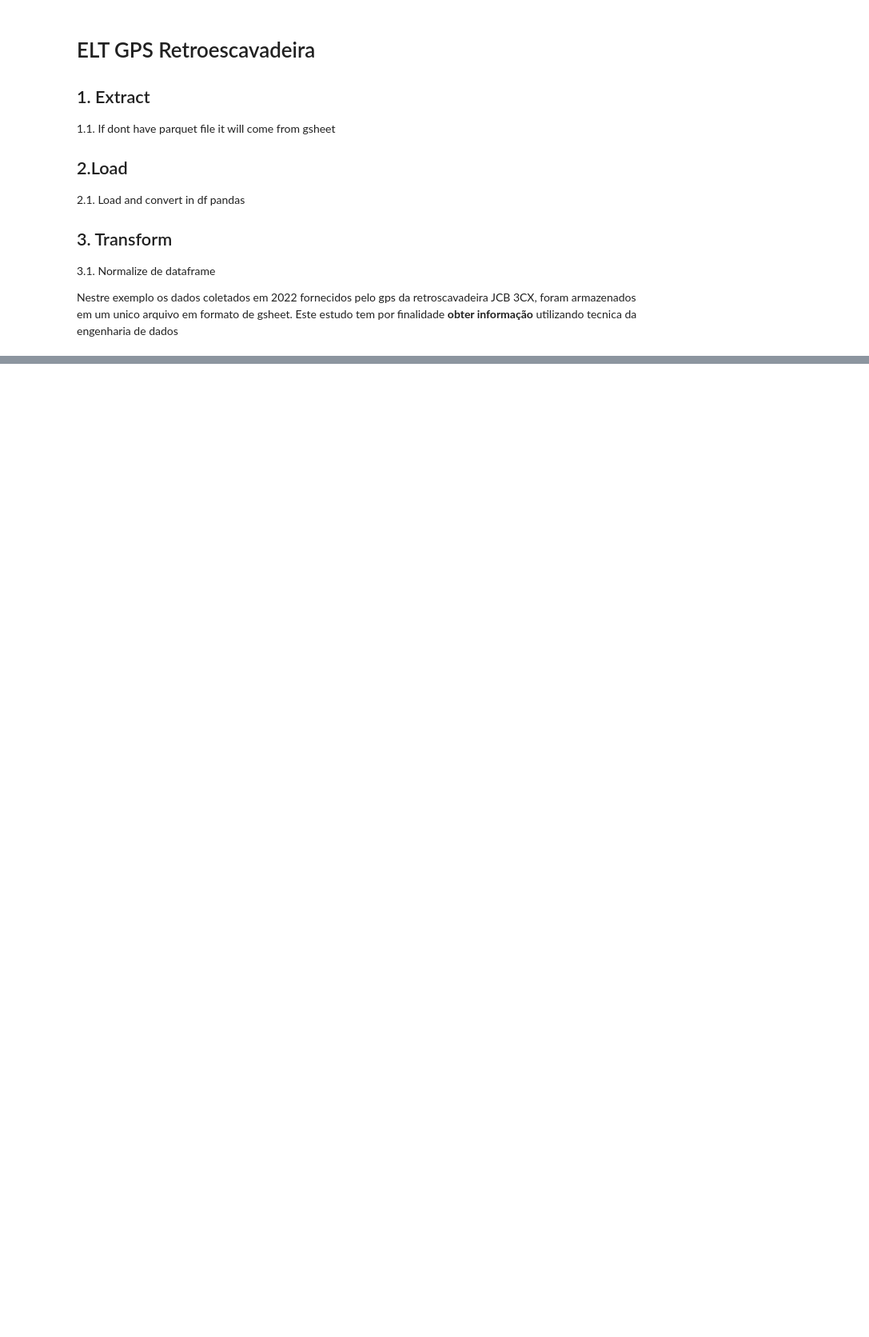
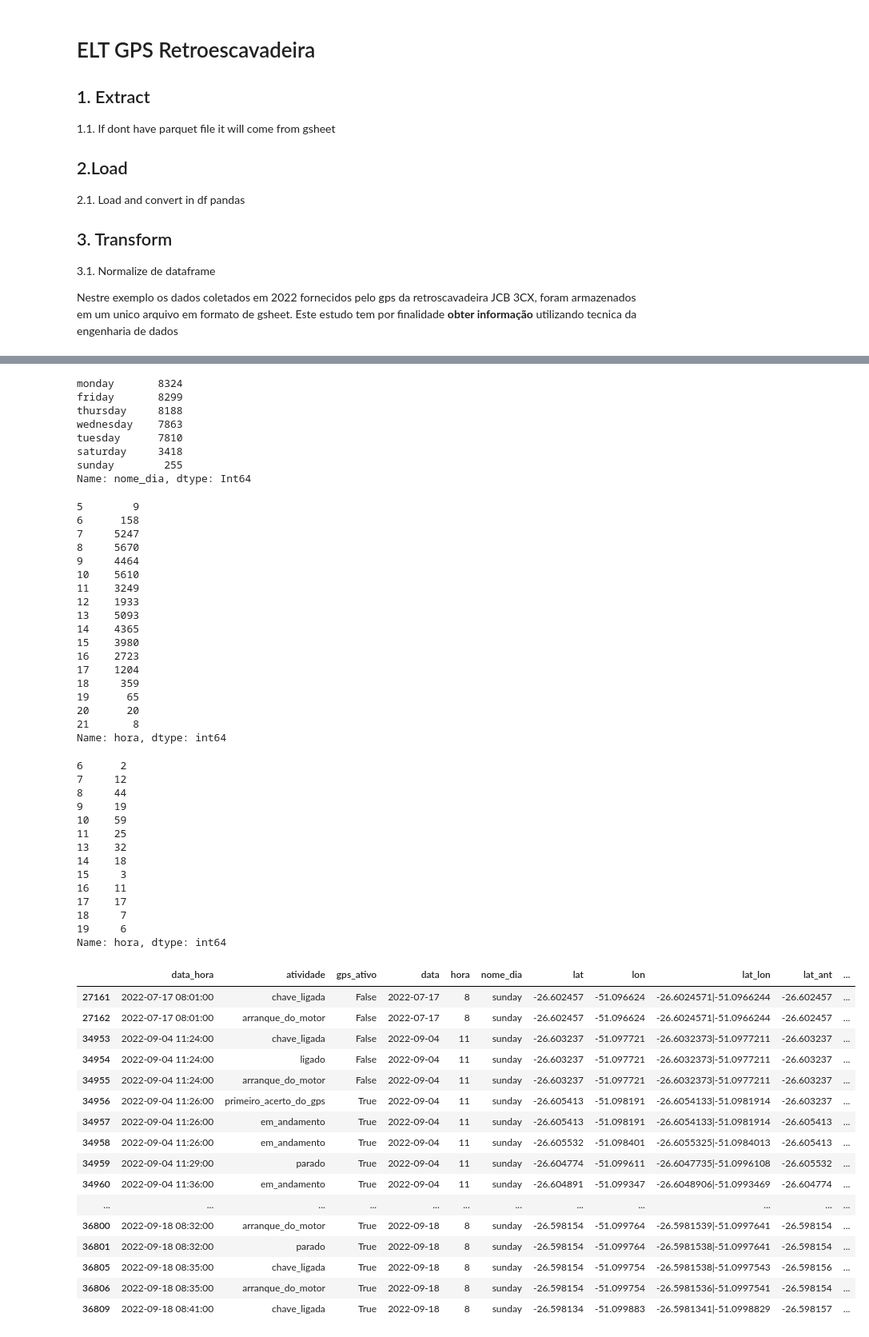
Before and after one commit to CAIOZANETTI/gps_maquina, a Jupyter notebook: etl_tabela_gps.ipynb, the cells around one changed output, grey strips where cells are left out. Shown: that part at 80% size. Cells and saved outputs as stored; diff of their text form; code cells hidden in the pictures; blank space fills up the shorter version.

```diff
--- a/etl_tabela_gps.ipynb
+++ b/etl_tabela_gps.ipynb
@@ -24,0 +33,9 @@ df1 = fx_data.df_bronze_to_silver_gps(df=df,remover_colunas=remover_colunas)
+# %%
+df2 = df1.query('motor_ligado==True')
+display(df2.head(5))
+display(df2['nome_dia'].value_counts())
+display(df2['hora'].value_counts().sort_index())
+df3 = df1.query('(motor_ligado==True) and (nome_dia=="sunday")')
+display(df3['hora'].value_counts().sort_index())
+display(df3.head(25))
+# %% [output]
@@ -24,0 +48,57 @@ df1 = fx_data.df_bronze_to_silver_gps(df=df,remover_colunas=remover_colunas)
+monday       8324
+friday       8299
+thursday     8188
+wednesday    7863
+tuesday      7810
+saturday     3418
+sunday        255
+Name: nome_dia, dtype: Int64
+5        9
+6      158
+7     5247
+8     5670
+9     4464
+10    5610
+11    3249
+12    1933
+13    5093
+14    4365
+15    3980
+16    2723
+17    1204
+18     359
+19      65
+20      20
+21       8
+Name: hora, dtype: int64
+6      2
+7     12
+8     44
+9     19
+10    59
+11    25
+13    32
+14    18
+15     3
+16    11
+17    17
+18     7
+19     6
+Name: hora, dtype: int64
+|  | data_hora | atividade | gps_ativo | data | hora | nome_dia | lat | lon | lat_lon | lat_ant | ... |
+| 27161 | 2022-07-17 08:01:00 | chave_ligada | False | 2022-07-17 | 8 | sunday | -26.602457 | -51.096624 | -26.6024571|-51.0966244 | -26.602457 | ... |
+| 27162 | 2022-07-17 08:01:00 | arranque_do_motor | False | 2022-07-17 | 8 | sunday | -26.602457 | -51.096624 | -26.6024571|-51.0966244 | -26.602457 | ... |
+| 34953 | 2022-09-04 11:24:00 | chave_ligada | False | 2022-09-04 | 11 | sunday | -26.603237 | -51.097721 | -26.6032373|-51.0977211 | -26.603237 | ... |
+| 34954 | 2022-09-04 11:24:00 | ligado | False | 2022-09-04 | 11 | sunday | -26.603237 | -51.097721 | -26.6032373|-51.0977211 | -26.603237 | ... |
+| 34955 | 2022-09-04 11:24:00 | arranque_do_motor | False | 2022-09-04 | 11 | sunday | -26.603237 | -51.097721 | -26.6032373|-51.0977211 | -26.603237 | ... |
+| 34956 | 2022-09-04 11:26:00 | primeiro_acerto_do_gps | True | 2022-09-04 | 11 | sunday | -26.605413 | -51.098191 | -26.6054133|-51.0981914 | -26.603237 | ... |
+| 34957 | 2022-09-04 11:26:00 | em_andamento | True | 2022-09-04 | 11 | sunday | -26.605413 | -51.098191 | -26.6054133|-51.0981914 | -26.605413 | ... |
+| 34958 | 2022-09-04 11:26:00 | em_andamento | True | 2022-09-04 | 11 | sunday | -26.605532 | -51.098401 | -26.6055325|-51.0984013 | -26.605413 | ... |
+| 34959 | 2022-09-04 11:29:00 | parado | True | 2022-09-04 | 11 | sunday | -26.604774 | -51.099611 | -26.6047735|-51.0996108 | -26.605532 | ... |
+| 34960 | 2022-09-04 11:36:00 | em_andamento | True | 2022-09-04 | 11 | sunday | -26.604891 | -51.099347 | -26.6048906|-51.0993469 | -26.604774 | ... |
+| ... | ... | ... | ... | ... | ... | ... | ... | ... | ... | ... | ... |
+| 36800 | 2022-09-18 08:32:00 | arranque_do_motor | True | 2022-09-18 | 8 | sunday | -26.598154 | -51.099764 | -26.5981539|-51.0997641 | -26.598154 | ... |
+| 36801 | 2022-09-18 08:32:00 | parado | True | 2022-09-18 | 8 | sunday | -26.598154 | -51.099764 | -26.5981538|-51.0997641 | -26.598154 | ... |
+| 36805 | 2022-09-18 08:35:00 | chave_ligada | True | 2022-09-18 | 8 | sunday | -26.598154 | -51.099754 | -26.5981538|-51.0997543 | -26.598156 | ... |
+| 36806 | 2022-09-18 08:35:00 | arranque_do_motor | True | 2022-09-18 | 8 | sunday | -26.598154 | -51.099754 | -26.5981536|-51.0997541 | -26.598154 | ... |
+| 36809 | 2022-09-18 08:41:00 | chave_ligada | True | 2022-09-18 | 8 | sunday | -26.598134 | -51.099883 | -26.5981341|-51.0998829 | -26.598157 | ... |
```
Also changed, not shown: parts of 13 cells of this notebook, 2 other files.
